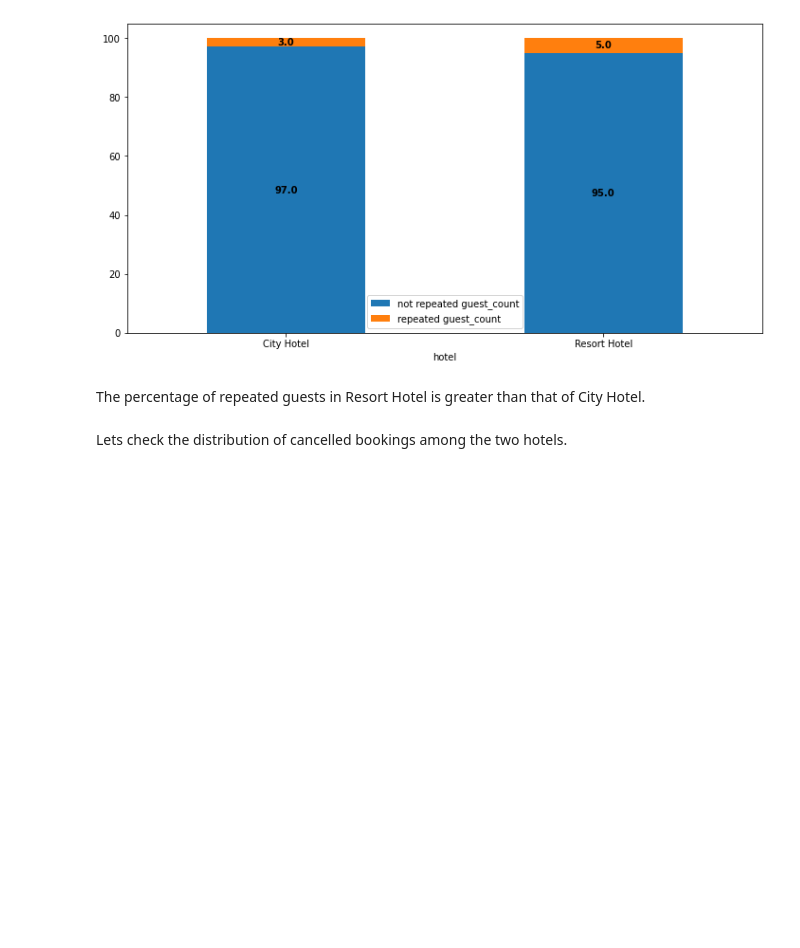
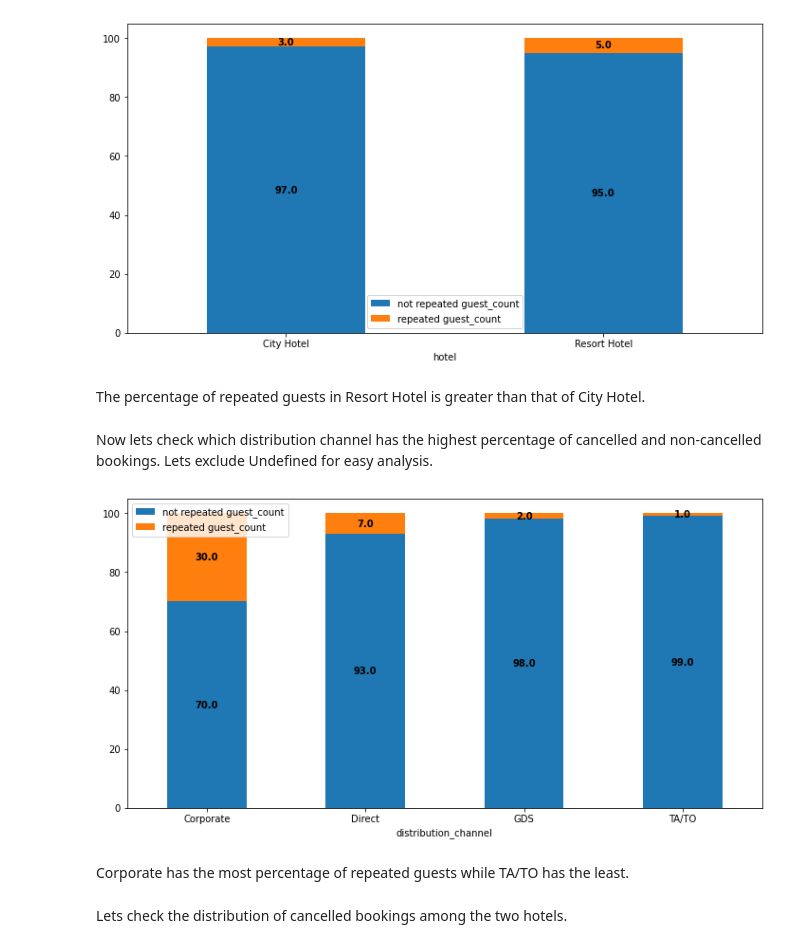
Before and after one commit to connect-midhunr/eda-hotel-booking, a Jupyter notebook: EDA_Hotel_Booking_Analysis_Capstone_Project.ipynb, the cells around one changed output. Drawn from its saved outputs; the diff is of its cells as text; code cells hidden in the pictures; blank space fills up the shorter version.

```diff
--- a/EDA_Hotel_Booking_Analysis_Capstone_Project.ipynb
+++ b/EDA_Hotel_Booking_Analysis_Capstone_Project.ipynb
@@ -560,11 +558,13 @@ Lets check which hotel is more preferred among repeated guests.
 # define a function to plot a stacked bar to show percentage of a feature in a grouped parameter
 # so that it can be used in the later stages also
 
-def get_percentage_of_unique_values(df, pri_column_label, sec_column_label):
+# get the count of unique values in secondary column
+# segmented by each unique value in primary column
+def get_count_of_unique_values(df, pri_column_label, sec_column_label):
   # finding unique values in secondary column for grouping
   values = df[sec_column_label].unique()
 
-  # creating a list of dataframes that gives the for each unique value in primary column
+  # creating a list of dataframes that gives the value of each unique value in primary column
   # a dataframe is created for each unique value in secondary column
   list_of_counts_df = [df[df[sec_column_label] == value].groupby(pri_column_label)[sec_column_label].count().reset_index(name=f'{value}_count')
                        for value in values]
@@ -573,6 +573,17 @@ def get_percentage_of_unique_values(df, pri_column_label, sec_column_label):
   df_merged = list_of_counts_df[0]
   for i in range(1, len(list_of_counts_df)):
     df_merged = pd.merge(df_merged, list_of_counts_df[i], how='inner', on=pri_column_label)
+
+  return df_merged
+
+# get the % of unique values in secondary column
+# segmented by each unique value in primary column
+def get_percentage_of_unique_values(df, pri_column_label, sec_column_label):
+  # finding unique values in secondary column for grouping
+  values = df[sec_column_label].unique()
+
+  # creating a dataframe that gives the count of each unique value in primary column
+  df_merged = get_count_of_unique_values(df, pri_column_label, sec_column_label)
 
   # computing the percentage of unique values in secondary column contributed by each unique value in primary column
   df_merged['total_count'] = df_merged.sum(axis=1, numeric_only=True)
@@ -601,6 +612,26 @@ def stacked_bar_graph_with_percentage(df, pri_column_label, sec_column_label):
             va='center', fontweight='bold')
   plt.xticks(rotation='horizontal')
   plt.show()
+
+# plotting a stacked bar graph to represent the count of unique values in secondary column
+# segmented by each unique value in primary column
+def stacked_bar_graph_with_count(df, pri_column_label, sec_column_label):
+   # computing the percentage of unique values in secondary column contributed by each unique value in primary column
+  df_merged = get_count_of_unique_values(df, pri_column_label, sec_column_label)
+
+  ax = df_merged.plot(x=pri_column_label, kind='bar', stacked=True, figsize=(12,6))
+  for bar in ax.patches:
+    height = bar.get_height()
+    width = bar.get_width()
+    x = bar.get_x()
+    y = bar.get_y()
+    label_text = height
+    label_x = x + width / 2
+    label_y = y + height / 2
+    ax.text(label_x, label_y, label_text, ha='center',
+            va='center', fontweight='bold')
+  plt.xticks(rotation='horizontal')
+  plt.show()
 # %%
 # plot a stacked bar graph to compare percentage of repeated guests in each hotel
 stacked_bar_graph_with_percentage(hotel_df, 'hotel', 'is_repeated_guest')
@@ -608,6 +639,16 @@ stacked_bar_graph_with_percentage(hotel_df, 'hotel', 'is_repeated_guest')
 [figure]
 # %% [markdown]
 The percentage of repeated guests in Resort Hotel is greater than that of City Hotel.
+# %% [markdown]
+Now lets check which distribution channel has the highest percentage of cancelled and non-cancelled bookings. Lets exclude Undefined for easy analysis.
+# %%
+# plot a stacked bar graph to represent the % of repeated and non-repeated
+# bookings in each distribution channel
+stacked_bar_graph_with_percentage(hotel_df[hotel_df['distribution_channel'] != 'Undefined'], 'distribution_channel', 'is_repeated_guest')
+# %% [output]
+[figure, added]
+# %% [markdown]
+Corporate has the most percentage of repeated guests while TA/TO has the least.
 # %% [markdown]
 Lets check the distribution of cancelled bookings among the two hotels.
 # %%
```
Also changed, not shown: parts of 8 cells of this notebook.
